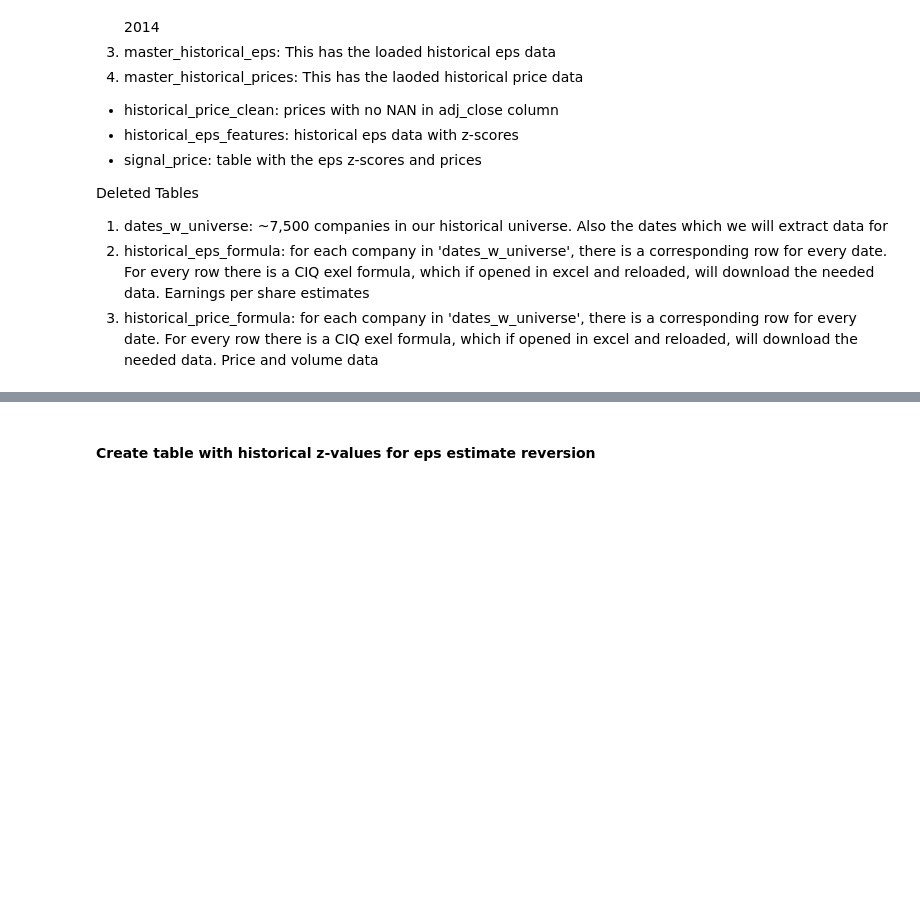
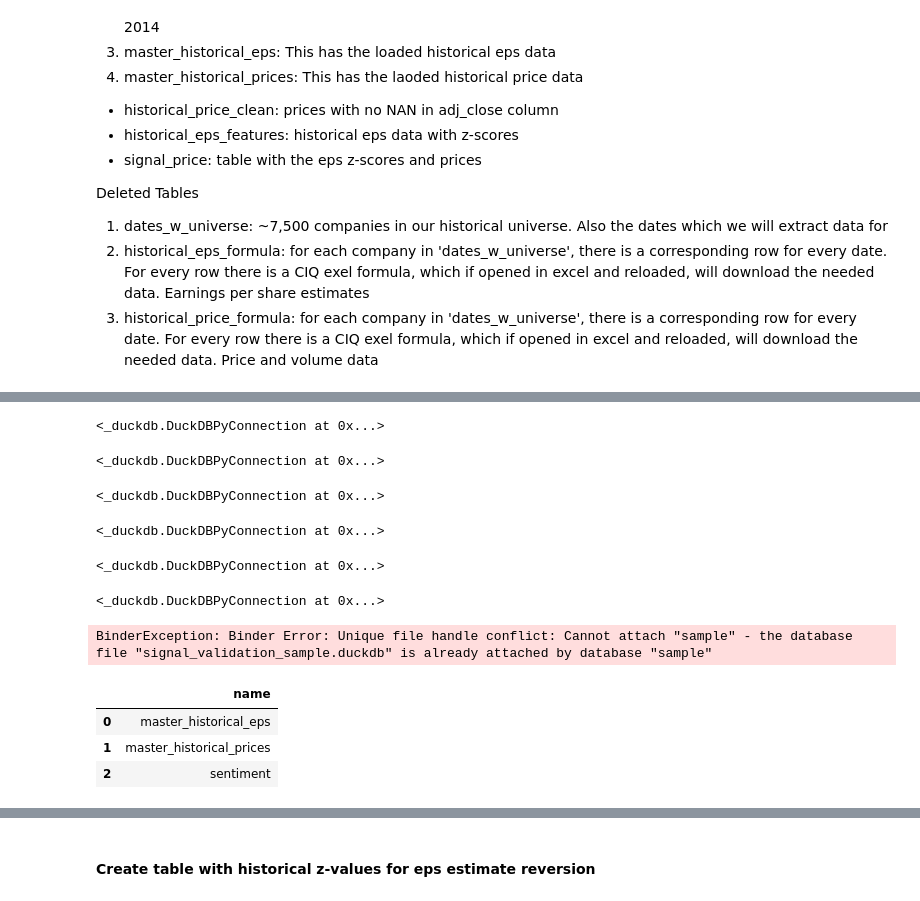
Before and after one commit to adamfowliee/FedContracts_AlgoTrading, a Jupyter notebook: signal_validation.ipynb, the cells around one changed output, grey strips where cells are left out. Drawn from its saved outputs; the diff is of its cells as text; code cells hidden in the pictures; blank space fills up the shorter version.

Commit message:
added signal_validation_robust

```diff
--- a/signal_validation.ipynb
+++ b/signal_validation.ipynb
@@ -35,0 +69,80 @@ Deleted Tables
+# %%
+con.execute("ATTACH 'signal_validation_sample.duckdb' AS sample")
+# %% [output]
+<_duckdb.DuckDBPyConnection at 0x...>
+# %%
+con.execute("""
+
+CREATE OR REPLACE TABLE sample.master_historical_eps AS
+SELECT e.*
+FROM master_historical_eps e
+JOIN sampled_iqids s USING (IQID)
+WHERE e.AS_OF BETWEEN DATE '2018-09-01' AND DATE '2025-12-01';
+
+""")
+# %% [output]
+<_duckdb.DuckDBPyConnection at 0x...>
+# %%
+con.execute("""
+
+CREATE OR REPLACE TABLE sample.master_historical_prices AS
+SELECT DISTINCT p.*
+FROM master_historical_prices p
+JOIN sampled_iqids s USING (IQID)
+WHERE p.AS_OF BETWEEN DATE '2018-09-01' AND DATE '2026-02-28'
+  AND p.adj_close IS NOT NULL
+  AND p.adj_close > 0;
+
+""")
+# %% [output]
+<_duckdb.DuckDBPyConnection at 0x...>
+# %%
+con.execute("""
+
+CREATE OR REPLACE TABLE sample.sentiment AS
+SELECT n.*
+FROM sentiment n
+JOIN sampled_iqids s
+    ON CAST(n.iqid AS BIGINT) = s.IQID
+WHERE n.dev_date >= TIMESTAMP '2018-08-01'
+  AND n.dev_date < TIMESTAMP '2026-01-01';
+
+
+""")
+# %% [output]
+<_duckdb.DuckDBPyConnection at 0x...>
+# %%
+con.execute("""
+
+CHECKPOINT sample;
+DETACH sample;
+
+""")
+# %% [output]
+<_duckdb.DuckDBPyConnection at 0x...>
+# %%
+con.execute("DETACH sample")
+# %% [output]
+<_duckdb.DuckDBPyConnection at 0x...>
+# %%
+con.execute("""
+
+ATTACH 'signal_validation_sample.duckdb' AS sample;
+
+SELECT COUNT(*) FROM sample.master_historical_eps;
+SELECT COUNT(*) FROM sample.master_historical_prices;
+SELECT COUNT(*) FROM sample.sentiment;
+
+DETACH sample
+""").df()
+# %% [output]
+BinderException: Binder Error: Unique file handle conflict: Cannot attach "sample" - the database file "signal_validation_sample.duckdb" is already attached by database "sample"
+# %%
+con2 = duckdb.connect("signal_validation_sample.duckdb")
+# %%
+con2.execute("SHOW TABLES").df()
+# %% [output]
+|  | name |
+| 0 | master_historical_eps |
+| 1 | master_historical_prices |
+| 2 | sentiment |
```
Also changed, not shown: parts of 4 cells of this notebook, 12 other files.
